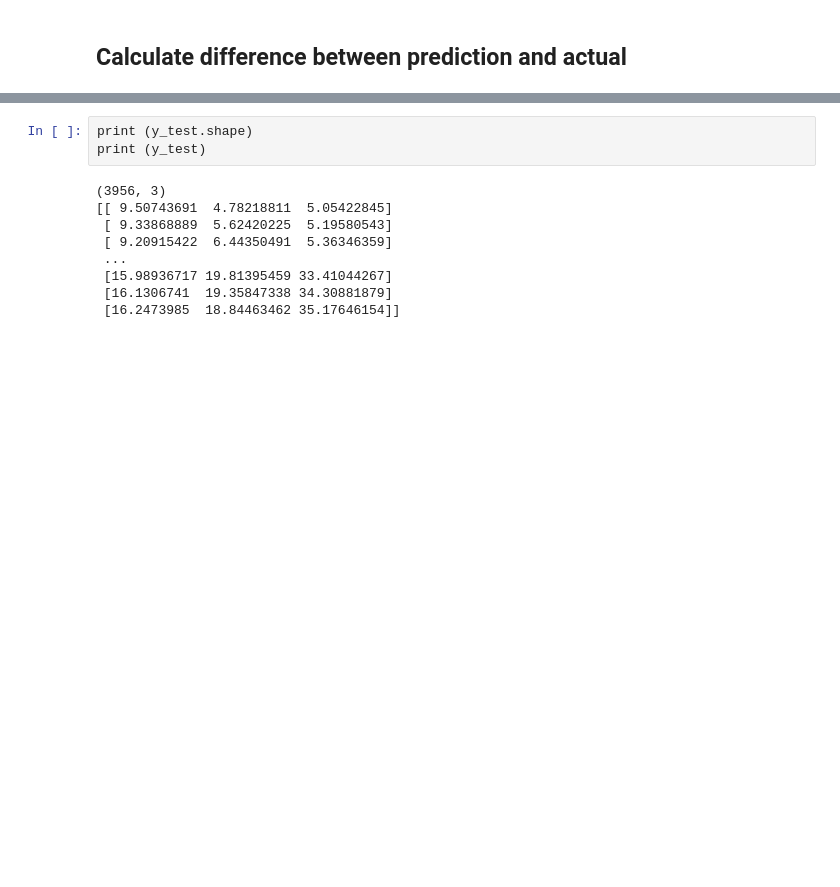
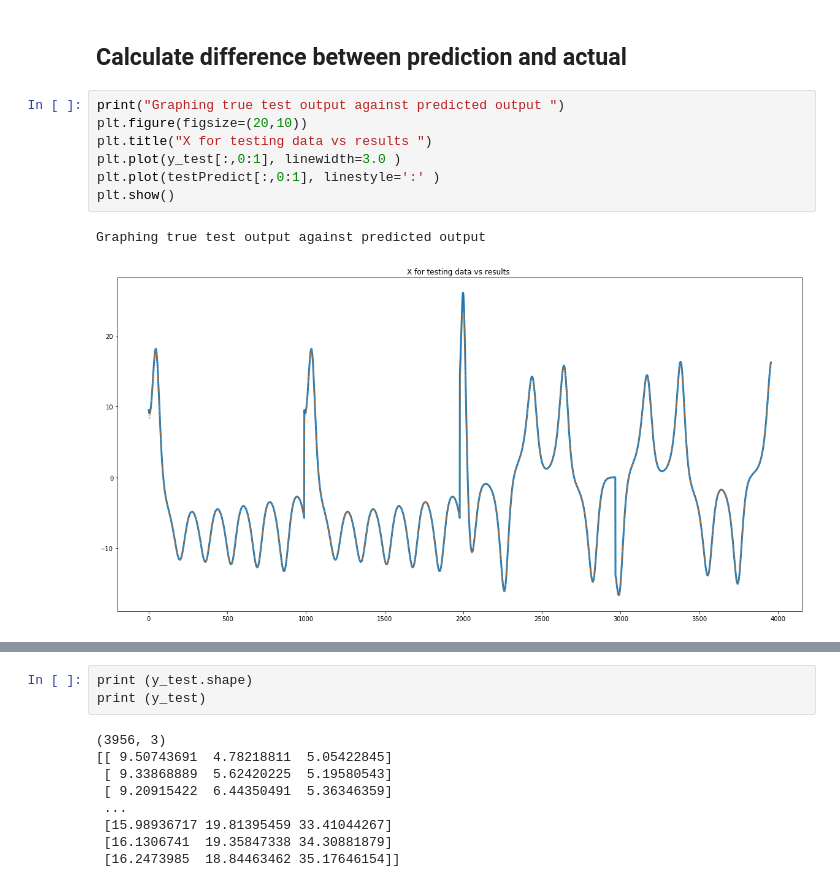
Before and after one commit to tgibbons-css/Keras_LSTM, a Jupyter notebook: Lorenz System- Tom updates.ipynb, the cells around one changed output, grey strips where cells are left out. Cells and saved outputs as stored; diff of their text form; blank space fills up the shorter version.

```diff
--- a/Lorenz System- Tom updates.ipynb
+++ b/Lorenz System- Tom updates.ipynb
@@ -399,2 +403,12 @@ print(trainPredict-y_train)
 # %% [markdown]
 ## Calculate difference between prediction and actual
+# %%
+print("Graphing true test output against predicted output ")
+plt.figure(figsize=(20,10))
+plt.title("X for testing data vs results ")
+plt.plot(y_test[:,0:1], linewidth=3.0 )
+plt.plot(testPredict[:,0:1], linestyle=':' )
+plt.show()
+# %% [output]
+Graphing true test output against predicted output
+[figure, added]
```
Also changed, not shown: parts of 17 cells of this notebook.
